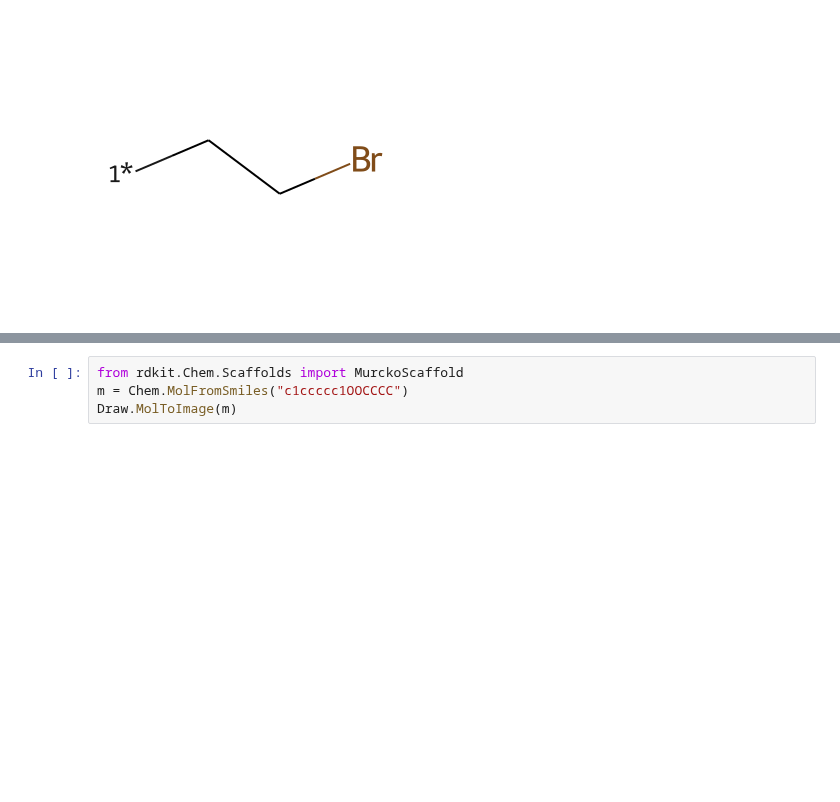
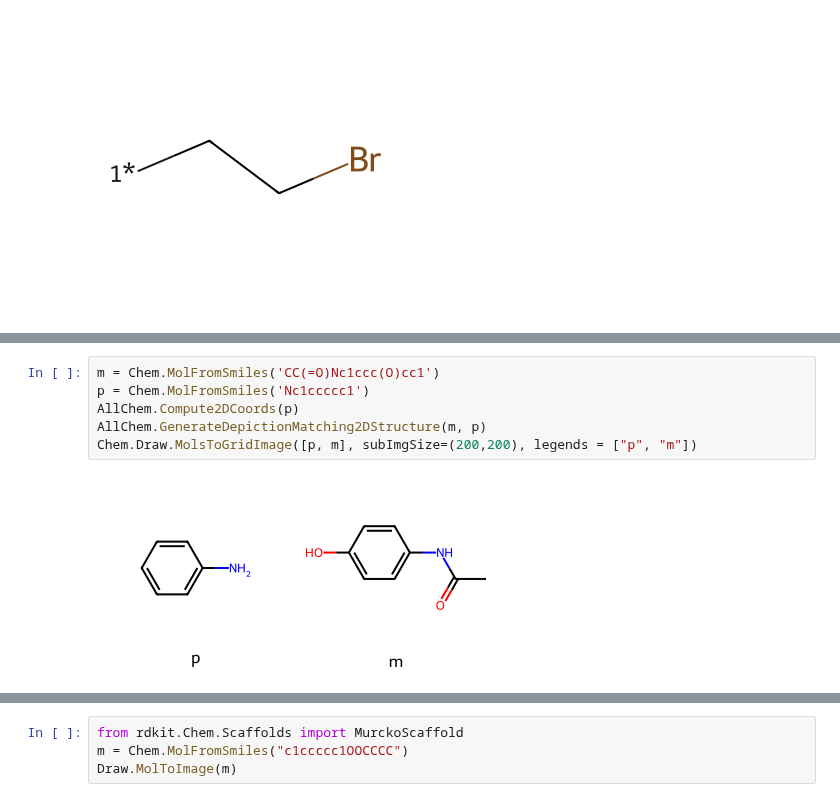
Before and after one commit to bertiewooster/RDKit-playing, a Jupyter notebook: tutorial_examples.ipynb, the cells around one changed output, grey strips where cells are left out. Cells and saved outputs as stored; diff of their text form; blank space fills up the shorter version.

```diff
--- a/tutorial_examples.ipynb
+++ b/tutorial_examples.ipynb
@@ -97,0 +98,8 @@ Draw.MolToImage(rs[1])
+# %%
+m = Chem.MolFromSmiles('CC(=O)Nc1ccc(O)cc1')
+p = Chem.MolFromSmiles('Nc1ccccc1')
+AllChem.Compute2DCoords(p)
+AllChem.GenerateDepictionMatching2DStructure(m, p)
+Chem.Draw.MolsToGridImage([p, m], subImgSize=(200,200), legends = ["p", "m"])
+# %% [output]
+[figure, added]
```
Also changed, not shown: parts of 32 cells of this notebook.
